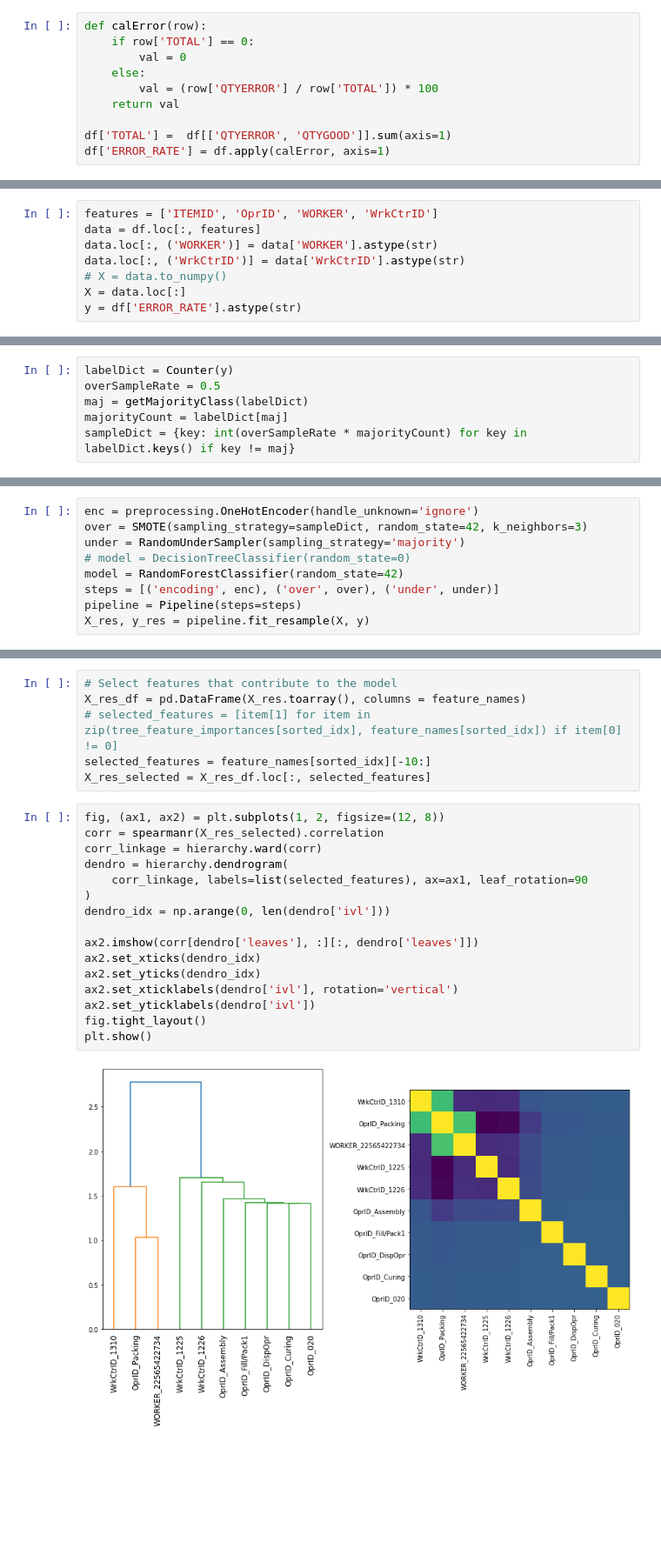
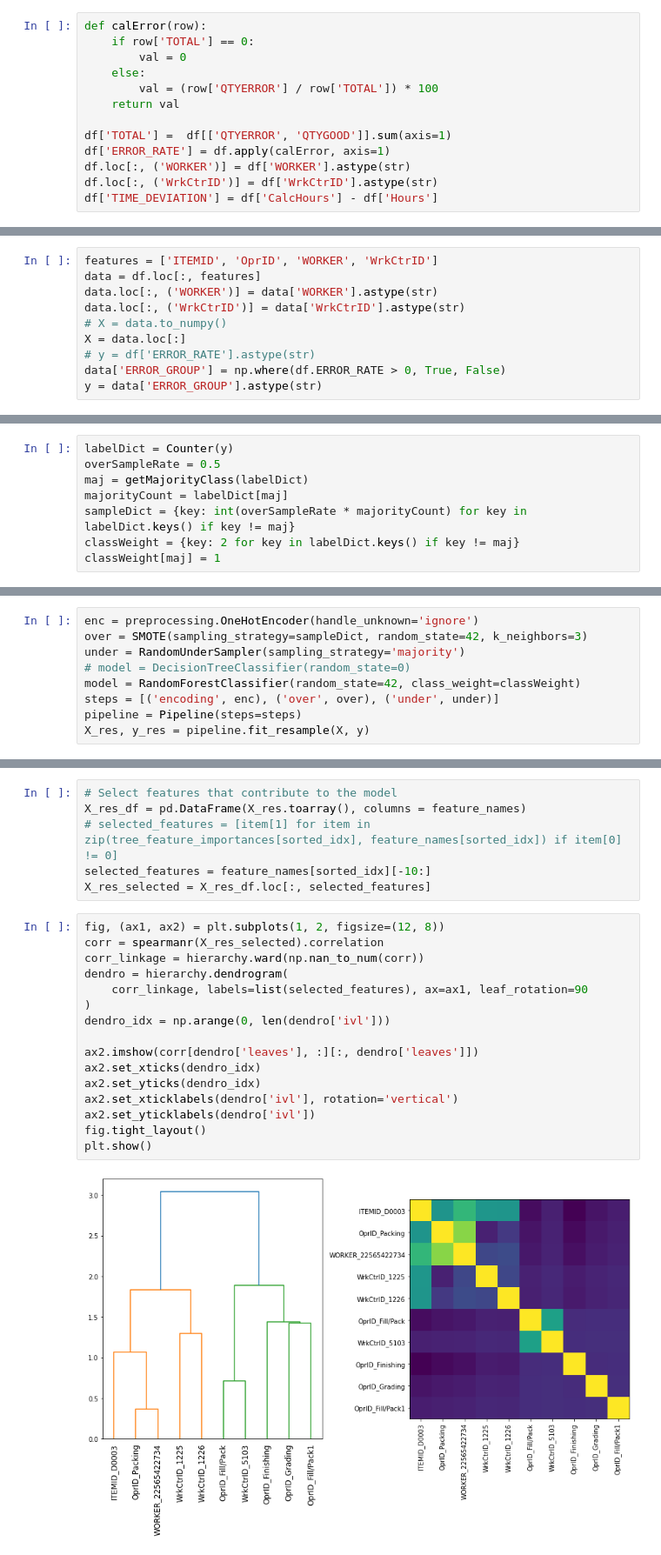
Before and after one commit to Yucheng-Ren/thesis, a Jupyter notebook: statistics.ipynb, the cells around one changed output, grey strips where cells are left out. Shown at 87% size. Drawn from its saved outputs; the diff is of its cells as text; blank space fills up the shorter version.

```diff
--- a/statistics.ipynb
+++ b/statistics.ipynb
@@ -29,6 +29,9 @@ def calError(row):
 
 df['TOTAL'] =  df[['QTYERROR', 'QTYGOOD']].sum(axis=1)
 df['ERROR_RATE'] = df.apply(calError, axis=1)
+df.loc[:, ('WORKER')] = df['WORKER'].astype(str)
+df.loc[:, ('WrkCtrID')] = df['WrkCtrID'].astype(str)
+df['TIME_DEVIATION'] = df['CalcHours'] - df['Hours']
 # %%
 df.nunique()
 # %% [output]
@@ -121,7 +130,9 @@ data.loc[:, ('WORKER')] = data['WORKER'].astype(str)
 data.loc[:, ('WrkCtrID')] = data['WrkCtrID'].astype(str)
 # X = data.to_numpy()
 X = data.loc[:]
-y = df['ERROR_RATE'].astype(str)
+# y = df['ERROR_RATE'].astype(str)
+data['ERROR_GROUP'] = np.where(df.ERROR_RATE > 0, True, False)
+y = data['ERROR_GROUP'].astype(str)
 # %%
 Counter(y)
 # %% [output]
@@ -145,3 +152,5 @@ overSampleRate = 0.5
 maj = getMajorityClass(labelDict)
 majorityCount = labelDict[maj]
 sampleDict = {key: int(overSampleRate * majorityCount) for key in labelDict.keys() if key != maj}
+classWeight = {key: 2 for key in labelDict.keys() if key != maj}
+classWeight[maj] = 1
@@ -152,7 +159,7 @@ enc = preprocessing.OneHotEncoder(handle_unknown='ignore')
 over = SMOTE(sampling_strategy=sampleDict, random_state=42, k_neighbors=3)
 under = RandomUnderSampler(sampling_strategy='majority')
 # model = DecisionTreeClassifier(random_state=0)
-model = RandomForestClassifier(random_state=42)
+model = RandomForestClassifier(random_state=42, class_weight=classWeight)
 steps = [('encoding', enc), ('over', over), ('under', under)]
 pipeline = Pipeline(steps=steps)
 X_res, y_res = pipeline.fit_resample(X, y)
@@ -230,18 +233,18 @@ X_res_selected = X_res_df.loc[:, selected_features]
 # %%
 fig, (ax1, ax2) = plt.subplots(1, 2, figsize=(12, 8))
 corr = spearmanr(X_res_selected).correlation
-corr_linkage = hierarchy.ward(corr)
+corr_linkage = hierarchy.ward(np.nan_to_num(corr))
 dendro = hierarchy.dendrogram(
     corr_linkage, labels=list(selected_features), ax=ax1, leaf_rotation=90
 )
 dendro_idx = np.arange(0, len(dendro['ivl']))
 
 ax2.imshow(corr[dendro['leaves'], :][:, dendro['leaves']])
 ax2.set_xticks(dendro_idx)
 ax2.set_yticks(dendro_idx)
 ax2.set_xticklabels(dendro['ivl'], rotation='vertical')
 ax2.set_yticklabels(dendro['ivl'])
 fig.tight_layout()
 plt.show()
 # %% [output]
-[figure, old version]
+[figure, new version]
```
Also changed, not shown: parts of 21 cells of this notebook, 1 other file.
